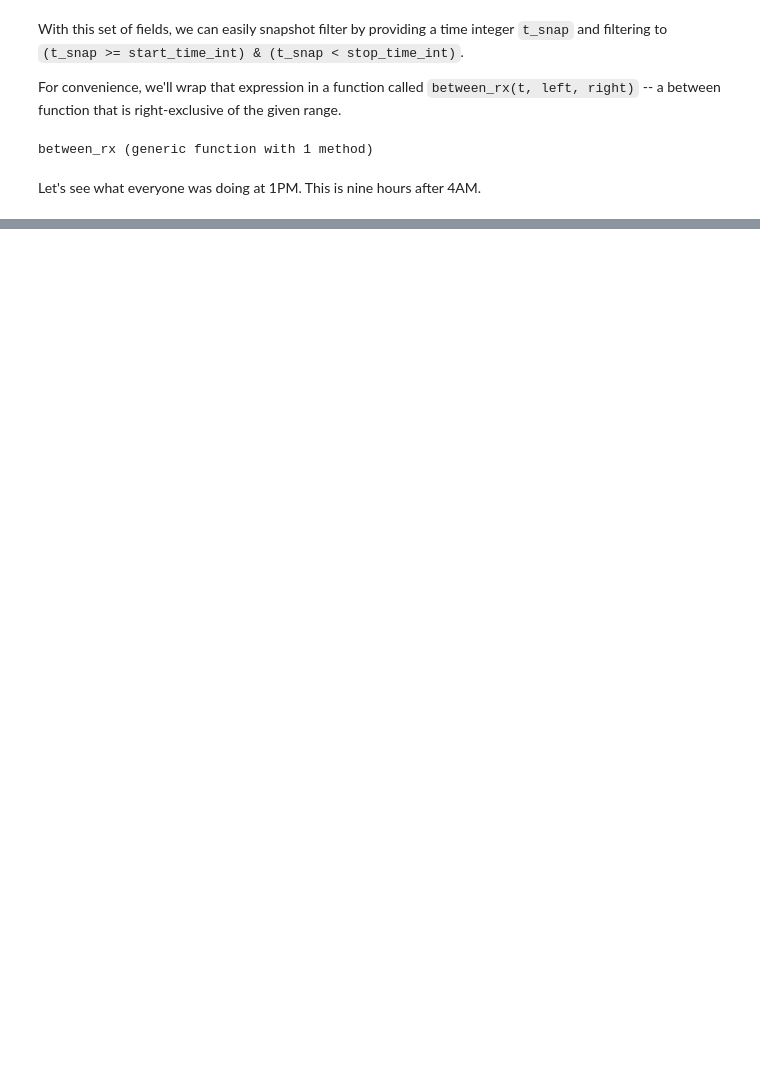
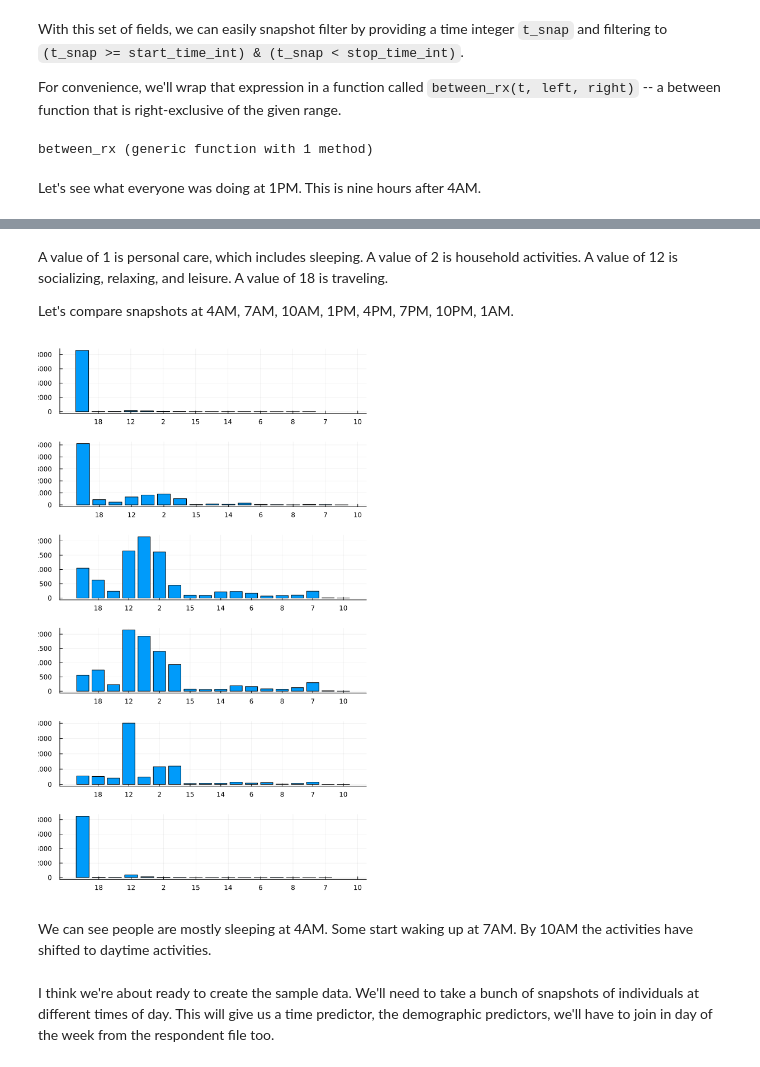
Before and after one commit to mike-herman/DoingRightNow-Analysis, a Jupyter notebook: Journal.ipynb, the cells around one changed output, grey strips where cells are left out. Drawn from its saved outputs; the diff is of its cells as text; code cells hidden in the pictures; blank space fills up the shorter version.

```diff
--- a/Journal.ipynb
+++ b/Journal.ipynb
@@ -934,0 +932,19 @@ filter([:start_time_int, :stop_time_int] => (start, stop) -> between_rx(9*60, st
+# %%
+"""
+    clean_activity_df(x[, y])
+
+Takes a DataFrame of the ATUS activity file.
+
+Returns a copy of that DataFarme with a subset of columns and adds two additional view columns:
+- `start_time_int`: The integer number of minutes from 4AM when the activity started. This is a lag of `TUCUMDUR24` (defaults to for the first activity).
+- `stop_time_int`: The integer number of minutes from 4AM when the activity stopped. This is a pointer to `TUCUMDUR24`.
+"""
+function clean_activity_df(activity_df)
+    want_cols = [:TUCASEID, :TUACTIVITY_N, :TUSTARTTIM, :TUSTOPTIME, :TUACTDUR24, :TUCUMDUR24, :TUTIER1CODE, :TUTIER2CODE, :TRTIER2]
+    out_df = activity_df[:, want_cols]    # using `:` instead of `!` to make a copy.
+    sort!(out_df, [:TUCASEID, :TUACTIVITY_N])
+    grouped_out_df = groupby(out_df, :TUCASEID)
+    transform!(grouped_out_df, :TUCUMDUR24 => (t -> ShiftedArrays.lag(t, 1, default = 0)) => :start_time_int)
+    transform!(out_df, :TUCUMDUR24 => :stop_time_int)
+    return out_df
+end
@@ -934,0 +1041,31 @@ filter([:start_time_int, :stop_time_int] => (start, stop) -> between_rx(9*60, st
+# %% [markdown]
+A value of 1 is personal care, which includes sleeping. A value of 2 is household activities. A value of 12 is socializing, relaxing, and leisure. A value of 18 is traveling.
+
+Let's compare snapshots at 4AM, 7AM, 10AM, 1PM, 4PM, 7PM, 10PM, 1AM.
+# %%
+snaps = Time.(["4:00", "7:00", "10:00", "13:00", "19:00", "1:00"])
+
+snaps_df = similar(act, 0)    # A copy of the dataframe with zero rows.
+snaps_df.snap_val = Time[]
+
+for snap in snaps
+    snapped = snapshot_filter(snap, act)
+    snapped.snap_val .= snap
+    append!(snaps_df, snapped, promote=false)
+end
+# %%
+@pipe snaps_df |>
+    groupby(_, [:snap_val, :TUTIER1CODE]) |>
+    combine(_, nrow) |>
+    unstack(_, :snap_val, :nrow) |>
+    transform(_, :TUTIER1CODE => (x -> string.(x)) => :TUTIER1CODE) |>
+    bar(_.TUTIER1CODE,Matrix(_[:,2:7]),
+        layout = (6,1),
+        size=(600,1000),
+        legend=false)
+# %% [output]
+[figure, added]
+# %% [markdown]
+We can see people are mostly sleeping at 4AM. Some start waking up at 7AM. By 10AM the activities have shifted to daytime activities.
+# %% [markdown]
+I think we're about ready to create the sample data. We'll need to take a bunch of snapshots of individuals at different times of day. This will give us a time predictor, the demographic predictors, we'll have to join in day of the week from the respondent file too.
```
Also changed, not shown: parts of 14 cells of this notebook.
